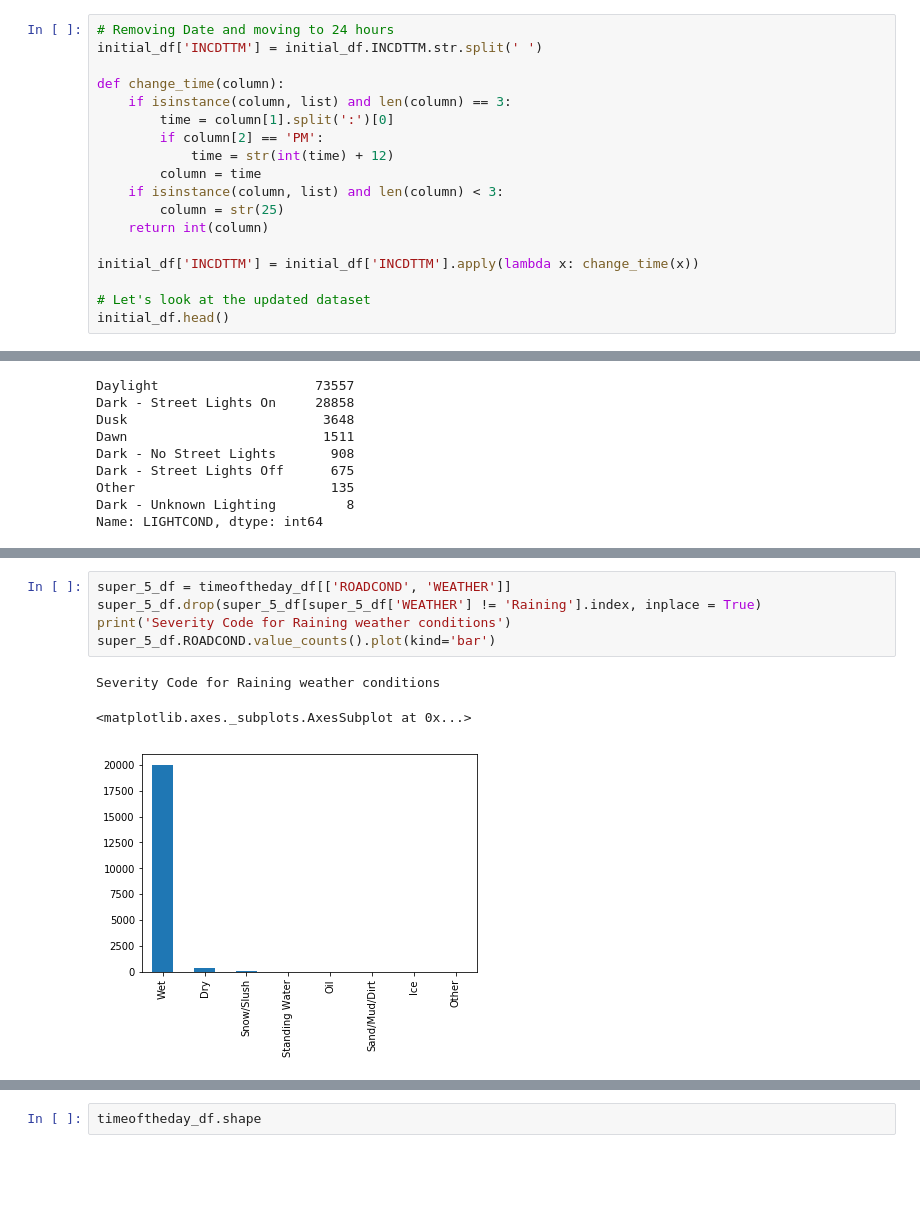
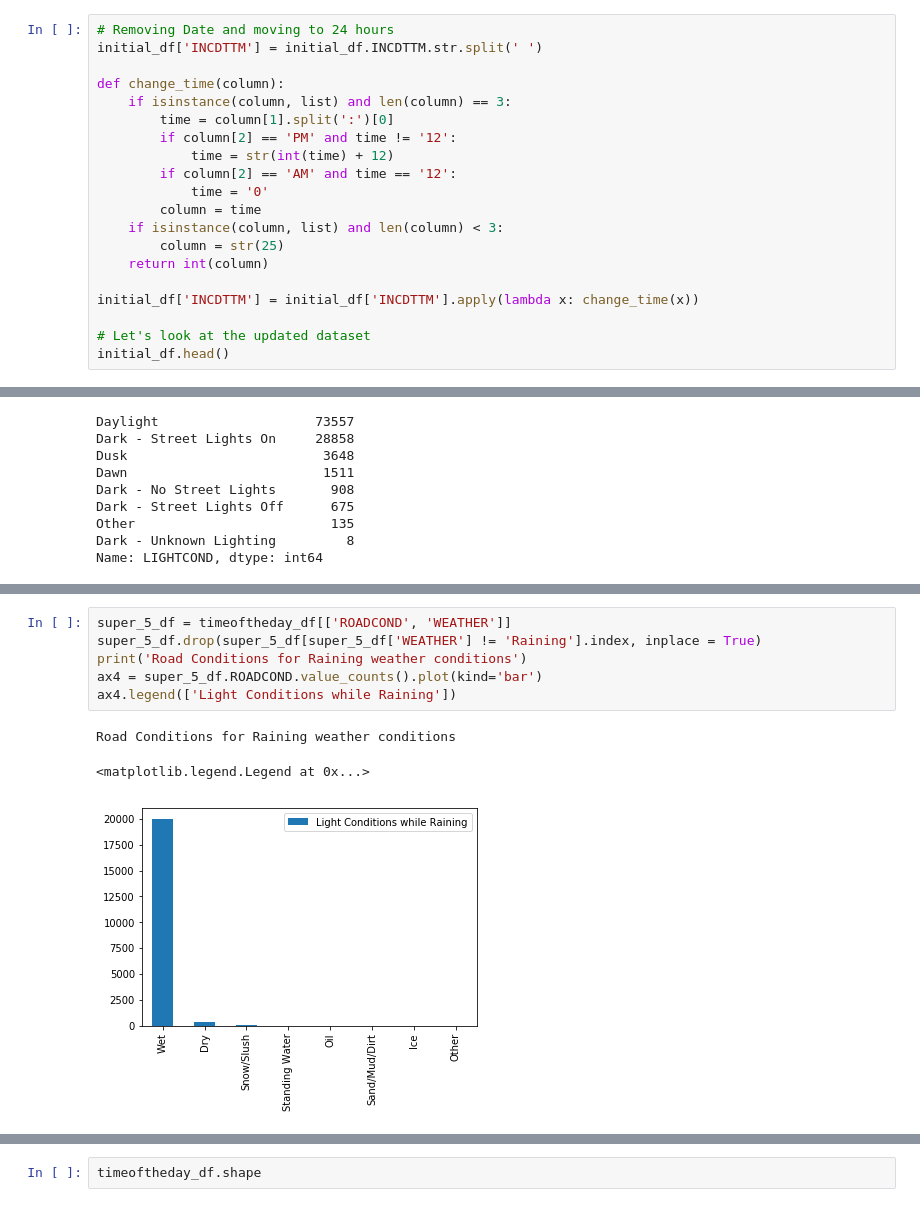
Before and after one commit to delsakov/Coursera-DataScience, a Jupyter notebook: Data Science Capstone.ipynb, the cells around one changed output, grey strips where cells are left out. Cells and saved outputs as stored; diff of their text form; blank space fills up the shorter version.

```diff
--- a/Data Science Capstone.ipynb
+++ b/Data Science Capstone.ipynb
@@ -135,8 +135,10 @@ initial_df['INCDTTM'] = initial_df.INCDTTM.str.split(' ')
 def change_time(column):
     if isinstance(column, list) and len(column) == 3:
         time = column[1].split(':')[0]
-        if column[2] == 'PM':
+        if column[2] == 'PM' and time != '12':
             time = str(int(time) + 12)
+        if column[2] == 'AM' and time == '12':
+            time = '0'
         column = time
     if isinstance(column, list) and len(column) < 3:
         column = str(25)
@@ -265,9 +269,10 @@ Severity Code for Raining weather conditions
 # %%
 super_5_df = timeoftheday_df[['ROADCOND', 'WEATHER']]
 super_5_df.drop(super_5_df[super_5_df['WEATHER'] != 'Raining'].index, inplace = True)
-print('Severity Code for Raining weather conditions')
-super_5_df.ROADCOND.value_counts().plot(kind='bar')
+print('Road Conditions for Raining weather conditions')
+ax4 = super_5_df.ROADCOND.value_counts().plot(kind='bar')
+ax4.legend(['Light Conditions while Raining'])
 # %% [output]
-Severity Code for Raining weather conditions
+Road Conditions for Raining weather conditions
-<matplotlib.axes._subplots.AxesSubplot at 0x...>
+<matplotlib.legend.Legend at 0x...>
-[figure, old version]
+[figure, new version]
```
Also changed, not shown: parts of 12 cells of this notebook.
